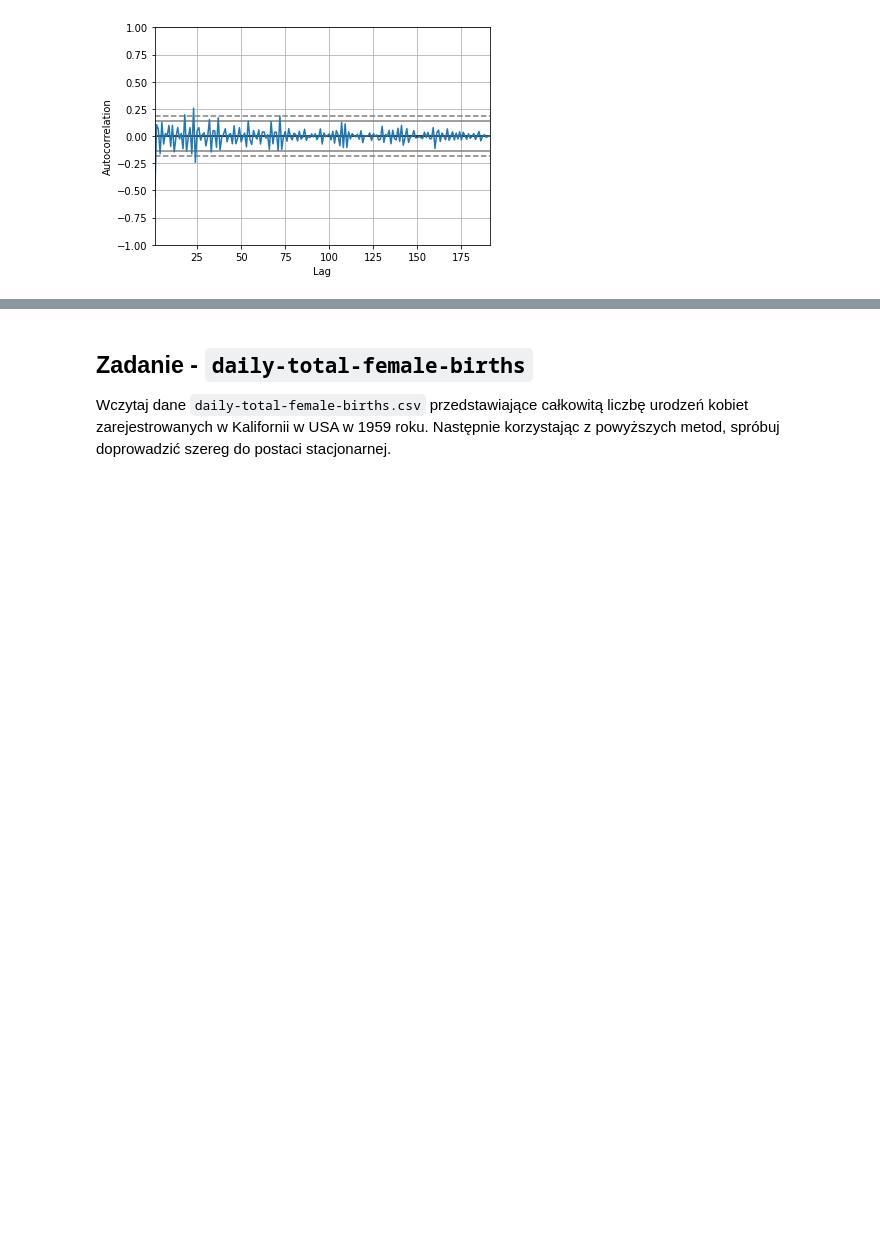
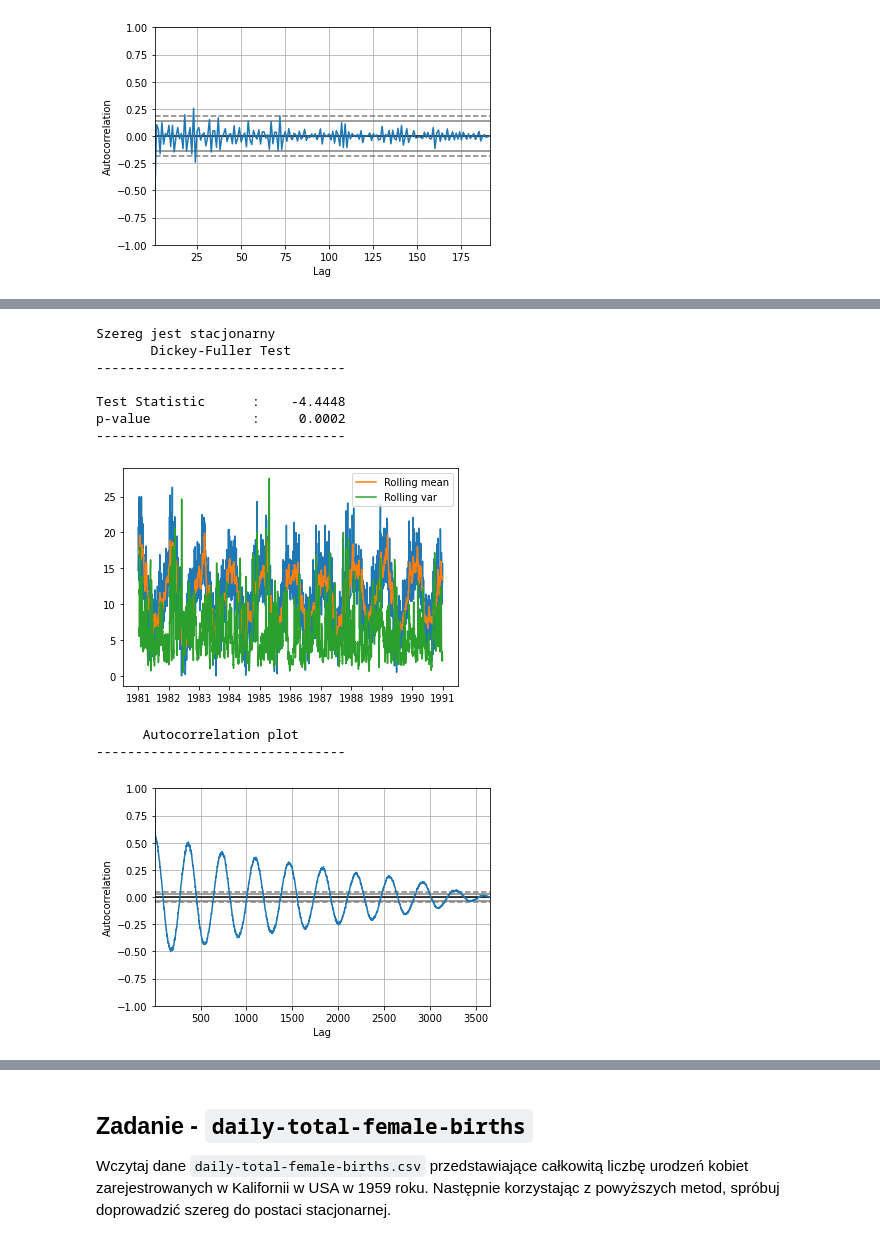
Before and after one commit to mdabrowski-phd/ds250223_regul, a Jupyter notebook: 04_szeregi_czasowe/03_przeksztalcenia_wstepne_szeregu.ipynb, the cells around one changed output, grey strips where cells are left out. Saved outputs shown, nothing was run; the diff lists cells and outputs as text; code cells hidden in the pictures; blank space fills up the shorter version.

```diff
--- a/04_szeregi_czasowe/03_przeksztalcenia_wstepne_szeregu.ipynb
+++ b/04_szeregi_czasowe/03_przeksztalcenia_wstepne_szeregu.ipynb
@@ -378,0 +378,17 @@ p-value             :     0.0001
+# %%
+daily_temp = pd.read_csv('daily-min-temperatures.csv',
+                 parse_dates=['Date'], index_col='Date')
+# %%
+check_time_series_stationary(daily_temp.Temp) #sezonowość
+# %% [output]
+Szereg jest stacjonarny
+       Dickey-Fuller Test
+--------------------------------
+
+Test Statistic      :    -4.4448
+p-value             :     0.0002
+--------------------------------
+[figure, added]
+      Autocorrelation plot
+--------------------------------
+[figure, added]
```
Also changed, not shown: parts of 24 cells of this notebook.
